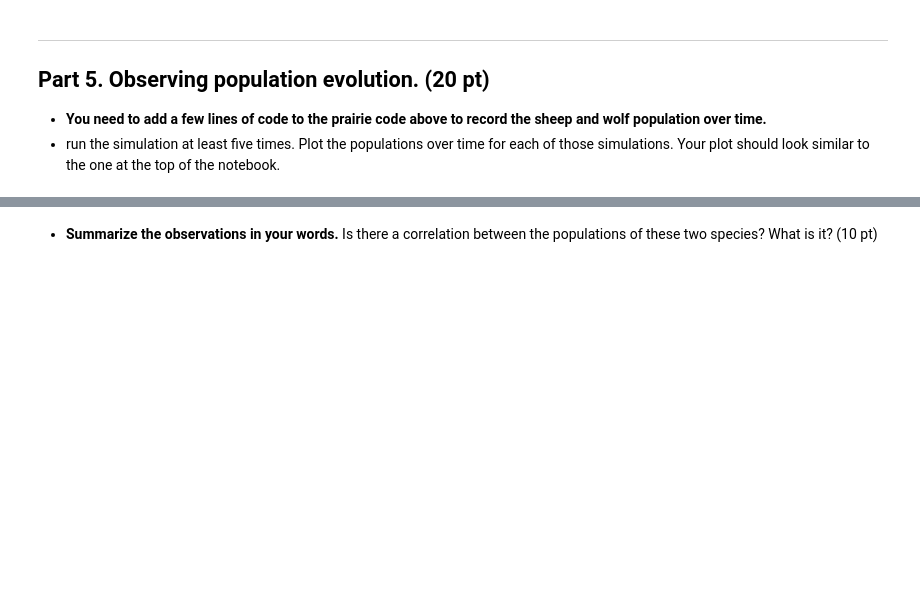
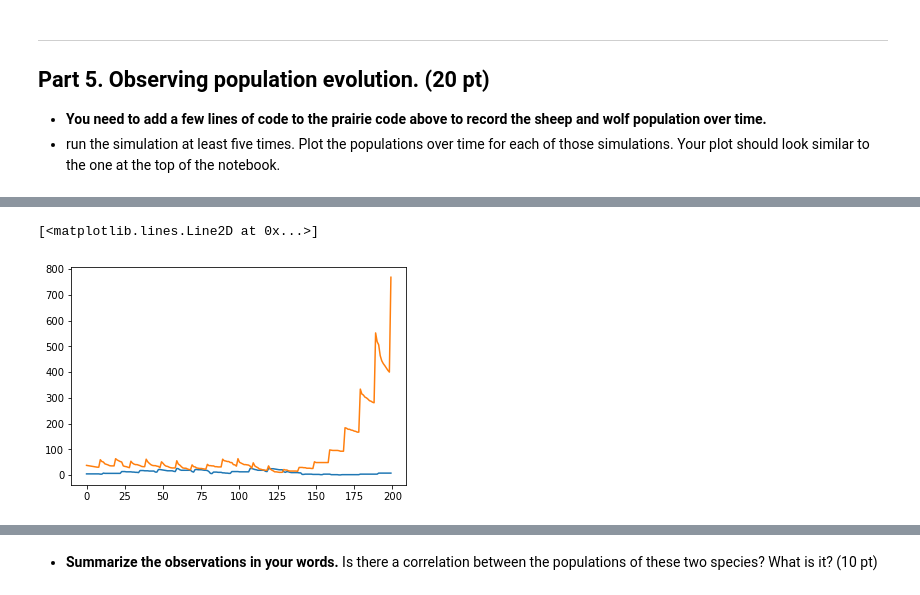
Before and after one commit to ahmedtawakol/cmse202-s21-turnin, a Jupyter notebook: hw-03/HW-03_OOP+ABM-STUDENT.ipynb, the cells around one changed output, grey strips where cells are left out. Drawn from its saved outputs; the diff is of its cells as text; code cells hidden in the pictures; blank space fills up the shorter version.

```diff
--- a/hw-03/HW-03_OOP+ABM-STUDENT.ipynb
+++ b/hw-03/HW-03_OOP+ABM-STUDENT.ipynb
@@ -871,0 +879,6 @@ Take a moment to save your notebook, commit the changes to your Git repository u
+# %%
+plt.plot(wf_plr)
+plt.plot(sh_plr)
+# %% [output]
+[<matplotlib.lines.Line2D at 0x...>]
+[figure, added]
```
Also changed, not shown: parts of 30 cells of this notebook.
